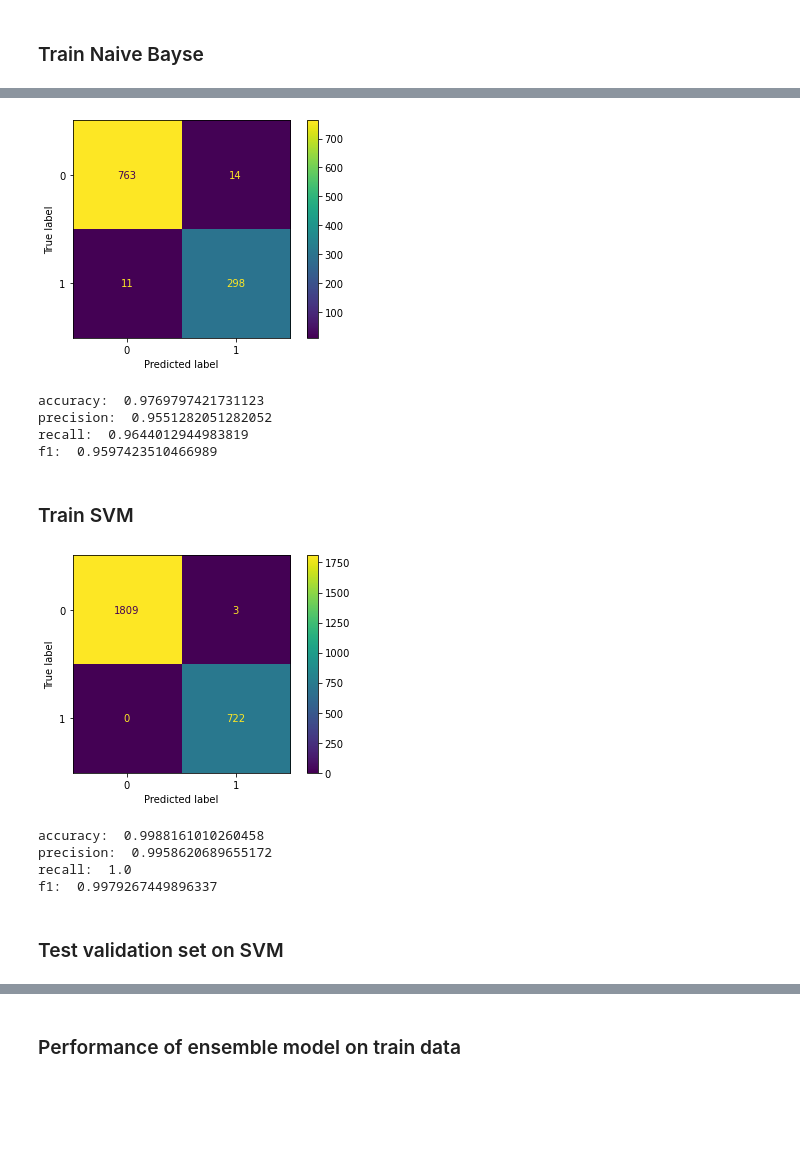
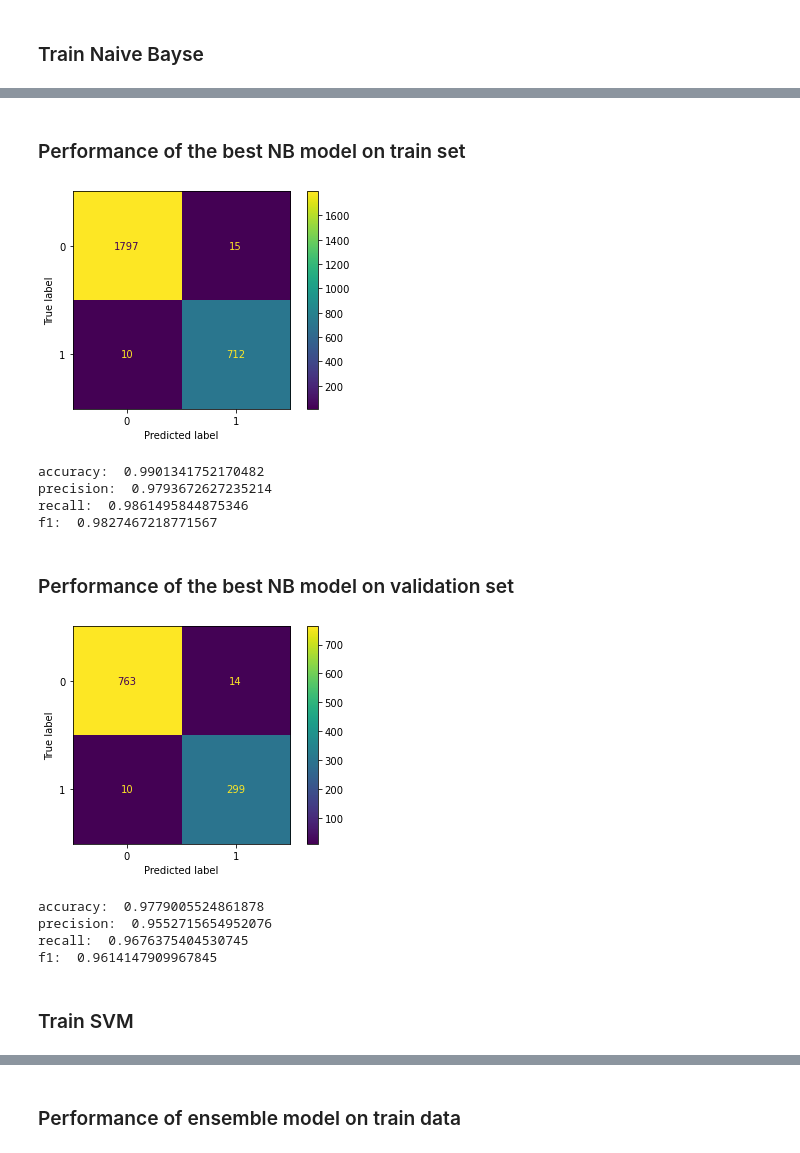
Before and after one commit to hanchaa/Korea_Univ_2021_2, a Jupyter notebook: COSE362/Glove.ipynb, the cells around one changed output, grey strips where cells are left out. Cells and saved outputs as stored; diff of their text form; code cells hidden in the pictures; blank space fills up the shorter version.

```diff
--- a/COSE362/Glove.ipynb
+++ b/COSE362/Glove.ipynb
@@ -348,28 +386,24 @@ f1:  0.9860917941585535
+# %% [markdown]
+### Performance of the best NB model on train set
+# %%
+nb_train_result = best_nb_model.predict(X_train_vectorized)
+print_performance(y_train, nb_train_result)
+# %% [output]
+[figure, added]
+accuracy:  0.9901341752170482
+precision:  0.9793672627235214
+recall:  0.9861495844875346
+f1:  0.9827467218771567
+# %% [markdown]
+### Performance of the best NB model on validation set
 # %%
-nb_val_result = NB_model.predict(X_val_vectorized)
-
+nb_val_result = best_nb_model.predict(X_val_vectorized)
 print_performance(y_val, nb_val_result)
 # %% [output]
 [figure]
-accuracy:  0.9769797421731123
-precision:  0.9551282051282052
-recall:  0.9644012944983819
-f1:  0.9597423510466989
+accuracy:  0.9779005524861878
+precision:  0.9552715654952076
+recall:  0.9676375404530745
+f1:  0.9614147909967845
 # %% [markdown]
 ### Train SVM
-# %%
-from sklearn.svm import SVC
-
-SVM_model = SVC(kernel="linear", C=0.1, probability=True)
-SVM_model.fit(X_train_vectorized, y_train)
-
-svm_train_result = SVM_model.predict(X_train_vectorized)
-print_performance(y_train, svm_train_result)
-# %% [output]
-[figure, removed]
-accuracy:  0.9988161010260458
-precision:  0.9958620689655172
-recall:  1.0
-f1:  0.9979267449896337
-# %% [markdown]
-### Test validation set on SVM
```
Also changed, not shown: parts of 16 cells of this notebook.
